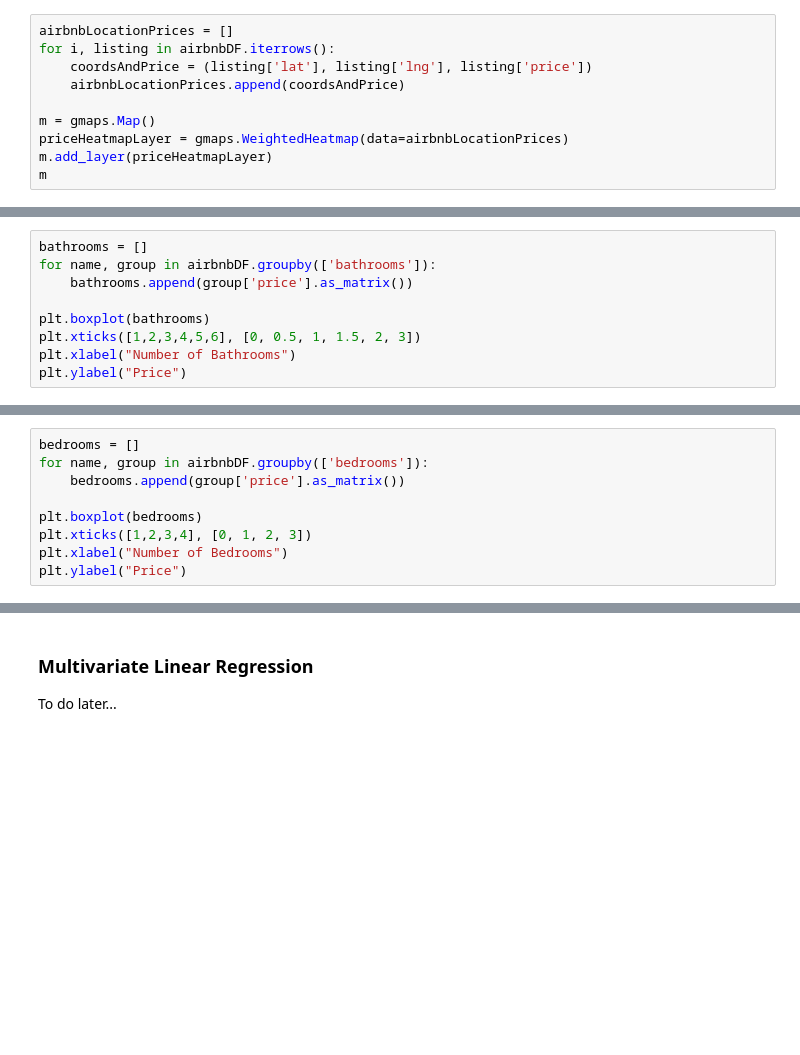
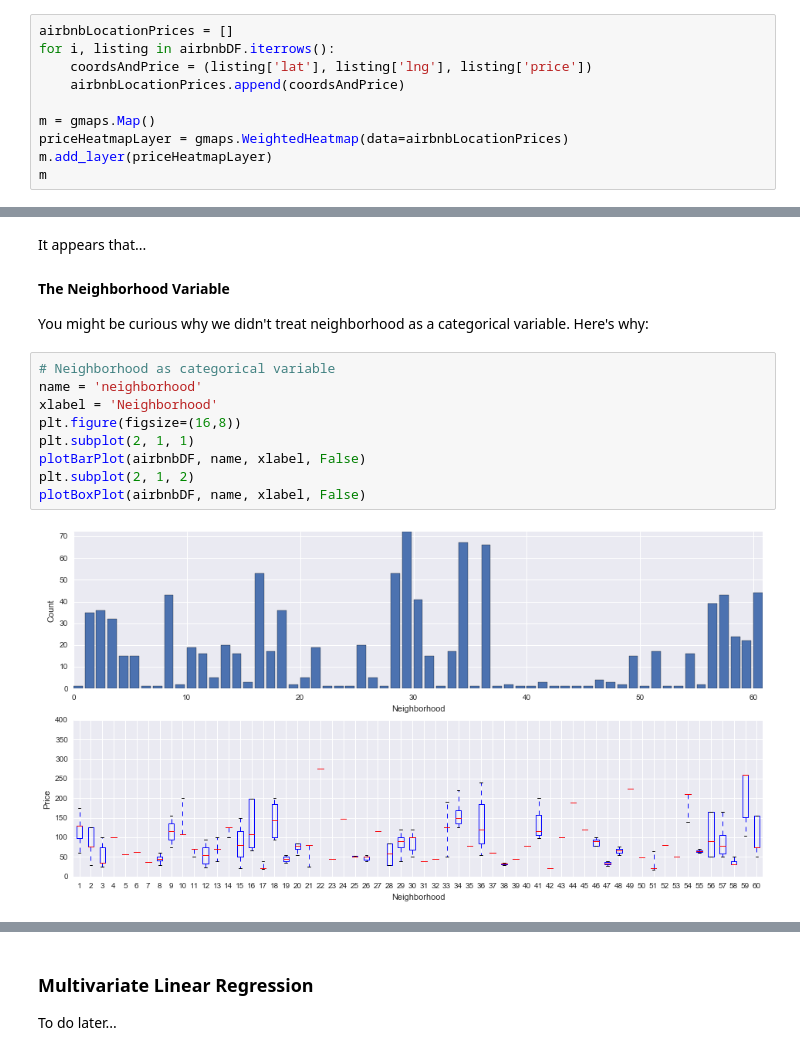
Before and after one commit to shouvikmani/AirbnbDataAnalysis, a Jupyter notebook: Analyzing_Airbnb_in_New_York_City.ipynb, the cells around one changed output, grey strips where cells are left out. Drawn from its saved outputs; the diff is of its cells as text; blank space fills up the shorter version.

```diff
--- a/Analyzing_Airbnb_in_New_York_City.ipynb
+++ b/Analyzing_Airbnb_in_New_York_City.ipynb
@@ -190,9 +194,0 @@ Before we jump into any regression, let's first get an idea of which variables a
-# %%
-bathrooms = []
-for name, group in airbnbDF.groupby(['bathrooms']):
-    bathrooms.append(group['price'].as_matrix())
-
-plt.boxplot(bathrooms)
-plt.xticks([1,2,3,4,5,6], [0, 0.5, 1, 1.5, 2, 3])
-plt.xlabel("Number of Bathrooms")
-plt.ylabel("Price")
@@ -202,9 +194,0 @@ plt.ylabel("Price")
-# %%
-bedrooms = []
-for name, group in airbnbDF.groupby(['bedrooms']):
-    bedrooms.append(group['price'].as_matrix())
-
-plt.boxplot(bedrooms)
-plt.xticks([1,2,3,4], [0, 1, 2, 3])
-plt.xlabel("Number of Bedrooms")
-plt.ylabel("Price")
@@ -239,0 +257,16 @@ Clearly, some neighborhoods are more expensive than others, so this would be a g
+# %% [markdown]
+It appears that...
+
+#### The Neighborhood Variable
+You might be curious why we didn't treat neighborhood as a categorical variable. Here's why:
+# %%
+# Neighborhood as categorical variable
+name = 'neighborhood'
+xlabel = 'Neighborhood'
+plt.figure(figsize=(16,8))
+plt.subplot(2, 1, 1)
+plotBarPlot(airbnbDF, name, xlabel, False)
+plt.subplot(2, 1, 2)
+plotBoxPlot(airbnbDF, name, xlabel, False)
+# %% [output]
+[figure, added]
```
Also changed, not shown: parts of 14 cells of this notebook.
